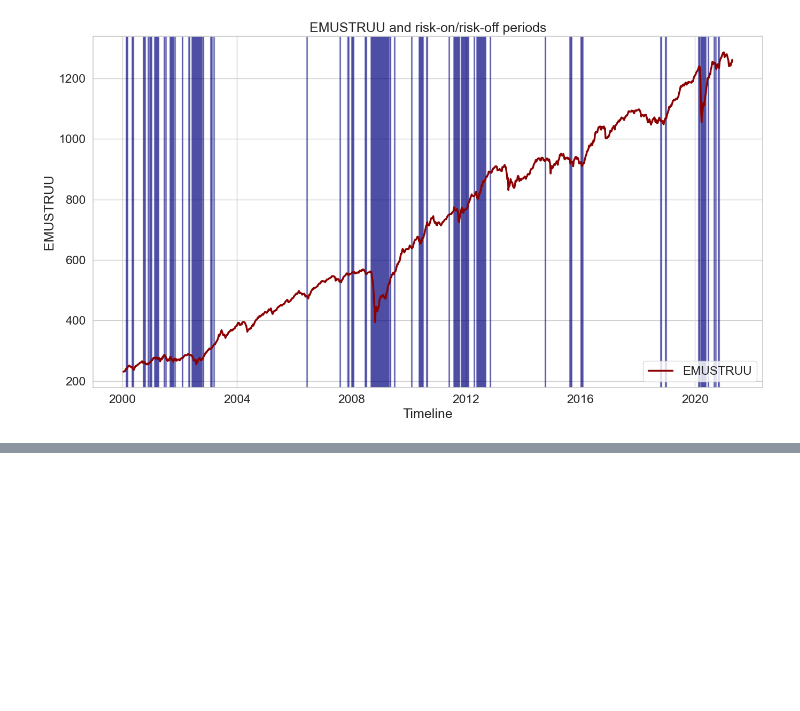
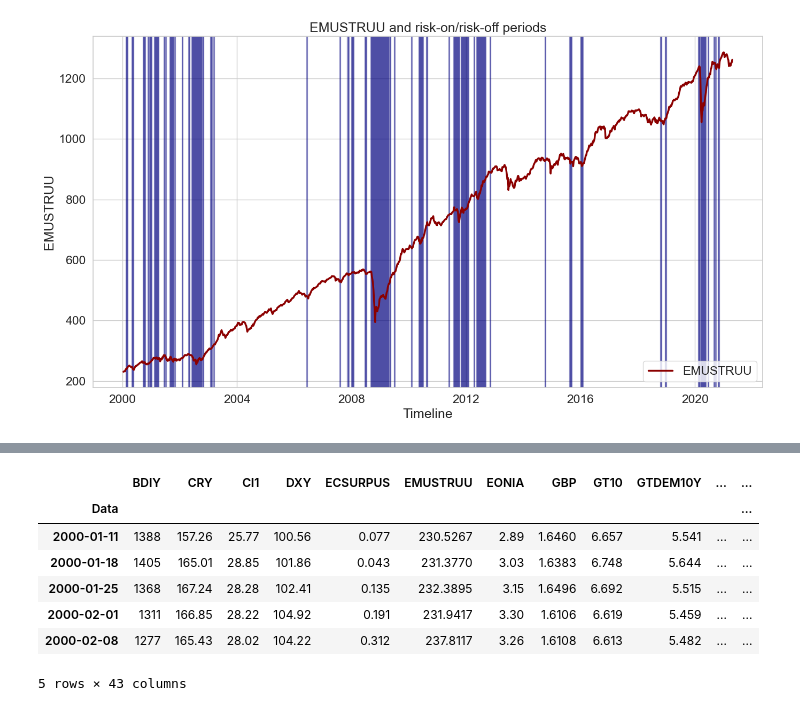
Before and after one commit to Smael-olk/Fintech, a Jupyter notebook: BusinessCase4/Isma.ipynb, the cells around one changed output, grey strips where cells are left out. Drawn from its saved outputs; the diff is of its cells as text; code cells hidden in the pictures; blank space fills up the shorter version.

```diff
--- a/BusinessCase4/Isma.ipynb
+++ b/BusinessCase4/Isma.ipynb
@@ -141,0 +153,11 @@ Plot_riskperiod_asset(asset)
+# %%
+data_df.head()
+# %% [output]
+|  | BDIY | CRY | Cl1 | DXY | ECSURPUS | EMUSTRUU | EONIA | GBP | GT10 | GTDEM10Y | ... | ... |
+| Data |  |  |  |  |  |  |  |  |  |  |  | ... |
+| 2000-01-11 | 1388 | 157.26 | 25.77 | 100.56 | 0.077 | 230.5267 | 2.89 | 1.6460 | 6.657 | 5.541 | ... | ... |
+| 2000-01-18 | 1405 | 165.01 | 28.85 | 101.86 | 0.043 | 231.3770 | 3.03 | 1.6383 | 6.748 | 5.644 | ... | ... |
+| 2000-01-25 | 1368 | 167.24 | 28.28 | 102.41 | 0.135 | 232.3895 | 3.15 | 1.6496 | 6.692 | 5.515 | ... | ... |
+| 2000-02-01 | 1311 | 166.85 | 28.22 | 104.92 | 0.191 | 231.9417 | 3.30 | 1.6106 | 6.619 | 5.459 | ... | ... |
+| 2000-02-08 | 1277 | 165.43 | 28.02 | 104.22 | 0.312 | 237.8117 | 3.26 | 1.6108 | 6.613 | 5.482 | ... | ... |
+5 rows × 43 columns
```
Also changed, not shown: parts of 4 cells of this notebook.
